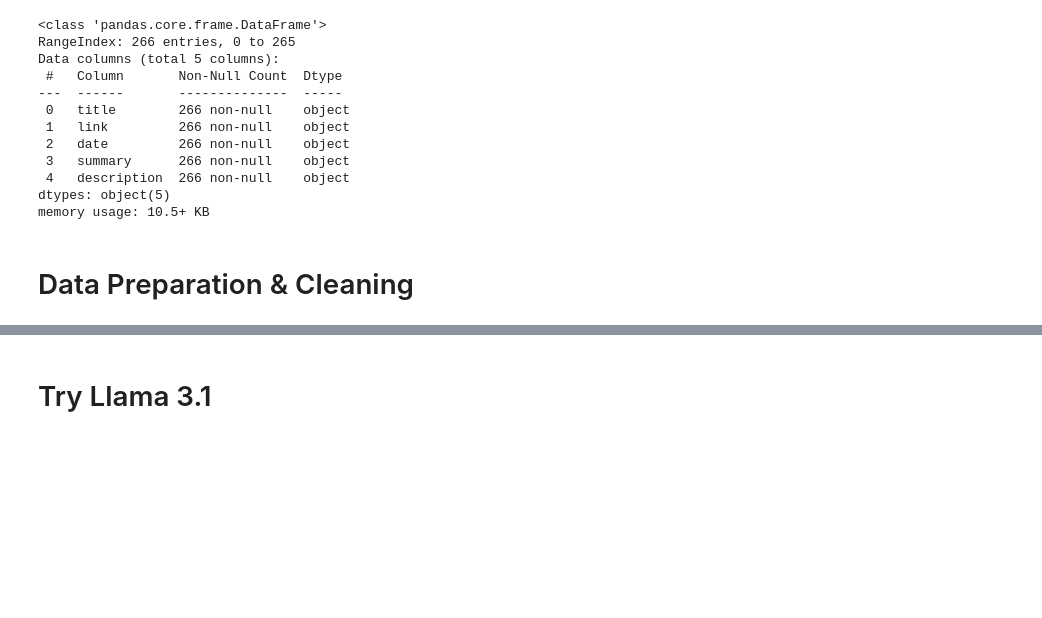
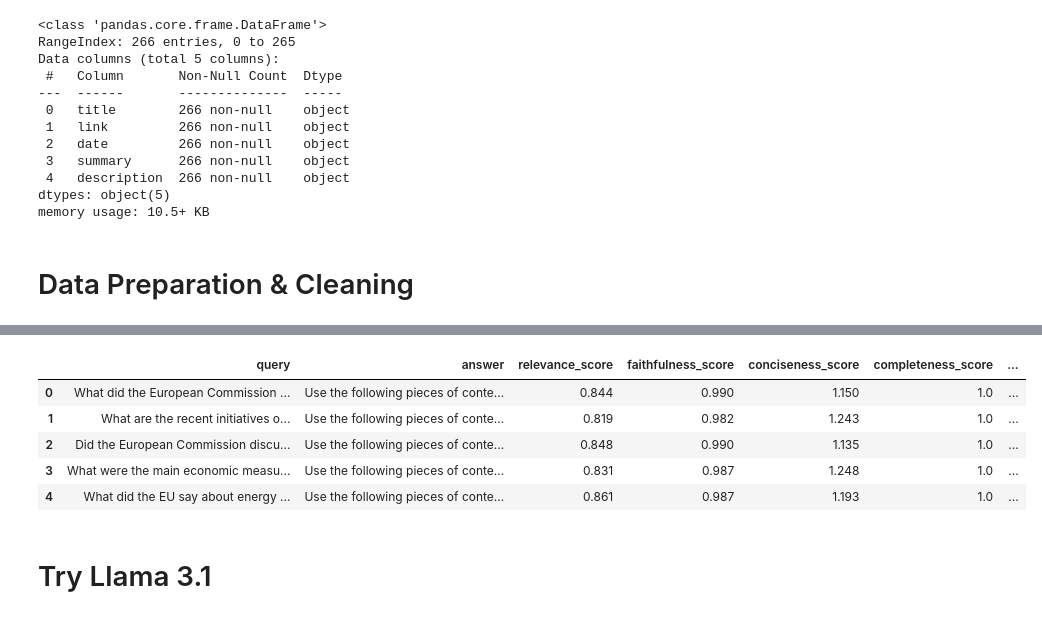
Before and after one commit to aliknot/News-Chatbot, a Jupyter notebook: news-chat-bot.ipynb, the cells around one changed output, grey strips where cells are left out. Saved outputs shown, nothing was run; the diff lists cells and outputs as text; code cells hidden in the pictures; blank space fills up the shorter version.

Commit message:
Added the pipelines of embedding and llms

```diff
--- a/news-chat-bot.ipynb
+++ b/news-chat-bot.ipynb
@@ -93,0 +251,14 @@ df.head()
+# %%
+query = "What did the European Commission announce about AI policy?"
+query_embedding = embeddings.embed_query(query)
+
+# Retrieve top 5 chunks
+docs = retriever.get_relevant_documents(query)
+
+# Compute cosine similarity for each retrieved doc
+for i, doc in enumerate(docs):
+    doc_emb = embeddings.embed_query(doc.page_content)
+    sim = cosine_similarity([query_embedding], [doc_emb])[0][0]
+    print(f"Doc {i+1} similarity: {sim:.3f}")
+    print(f"→ {doc.metadata.get('title')}")
+    print()
@@ -93,0 +412,62 @@ df.head()
+# %%
+# Example evaluation queries
+evaluation_questions = [
+    "What did the European Commission announce about climate policy?",
+    "What are the recent initiatives on digital transformation?",
+    "Did the European Commission discuss AI regulations?",
+    "What were the main economic measures mentioned recently?",
+    "What did the EU say about energy and sustainability?"
+]
+
+results = []
+
+for query in evaluation_questions:
+    print(f"\n🧩 Evaluating query: {query}")
+    start = time.time()
+
+    # Step 1. Retrieve documents
+    retrieved_docs = retriever.get_relevant_documents(query)
+    retrieved_texts = [doc.page_content for doc in retrieved_docs]
+    combined_context = " ".join(retrieved_texts)
+
+    # Step 2. Generate answer using the local RAG pipeline
+    answer = qa_chain.run(query)
+
+    end = time.time()
+
+    # Step 3. Compute embeddings
+    q_emb = embeddings.embed_query(query)
+    a_emb = embeddings.embed_query(answer)
+    c_emb = embeddings.embed_query(combined_context)
+
+    # Step 4. Compute similarity scores
+    sim_q_a = cosine_similarity([q_emb], [a_emb])[0][0]          # Relevance
+    sim_c_a = cosine_similarity([c_emb], [a_emb])[0][0]          # Faithfulness
+    conciseness = len(answer) / max(len(combined_context), 1)    # Conciseness proxy
+    completeness = len(retrieved_texts) / 5                      # How many chunks retrieved (0–1)
+
+    results.append({
+        "query": query,
+        "answer": answer,
+        "relevance_score": round(sim_q_a, 3),
+        "faithfulness_score": round(sim_c_a, 3),
+        "conciseness_score": round(conciseness, 3),
+        "completeness_score": round(completeness, 3),
+        "response_time_sec": round(end - start, 2)
+    })
+
+# Convert to DataFrame
+eval_auto_df = pd.DataFrame(results)
+
+# Compute average scores
+avg_scores = eval_auto_df[["relevance_score", "faithfulness_score", "conciseness_score", "completeness_score"]].mean()
+print("\n✅ Average Automatic Evaluation Scores:")
+print(avg_scores)
+
+# Save results for report
+eval_auto_df.to_csv("rag_auto_evaluation.csv", index=False)
+print("\n📁 Saved: rag_auto_evaluation.csv")
+
+# Display preview
+eval_auto_df.head()
+# %% [output]
@@ -94,3 +494,9 @@ df.head()
+|  | query | answer | relevance_score | faithfulness_score | conciseness_score | completeness_score | ... |
+| 0 | What did the European Commission ... | Use the following pieces of conte... | 0.844 | 0.990 | 1.150 | 1.0 | ... |
+| 1 | What are the recent initiatives o... | Use the following pieces of conte... | 0.819 | 0.982 | 1.243 | 1.0 | ... |
+| 2 | Did the European Commission discu... | Use the following pieces of conte... | 0.848 | 0.990 | 1.135 | 1.0 | ... |
+| 3 | What were the main economic measu... | Use the following pieces of conte... | 0.831 | 0.987 | 1.248 | 1.0 | ... |
+| 4 | What did the EU say about energy ... | Use the following pieces of conte... | 0.861 | 0.987 | 1.193 | 1.0 | ... |
 # %% [markdown]
 # Try Llama 3.1
 # %%
```
Also changed, not shown: parts of 17 cells of this notebook.
